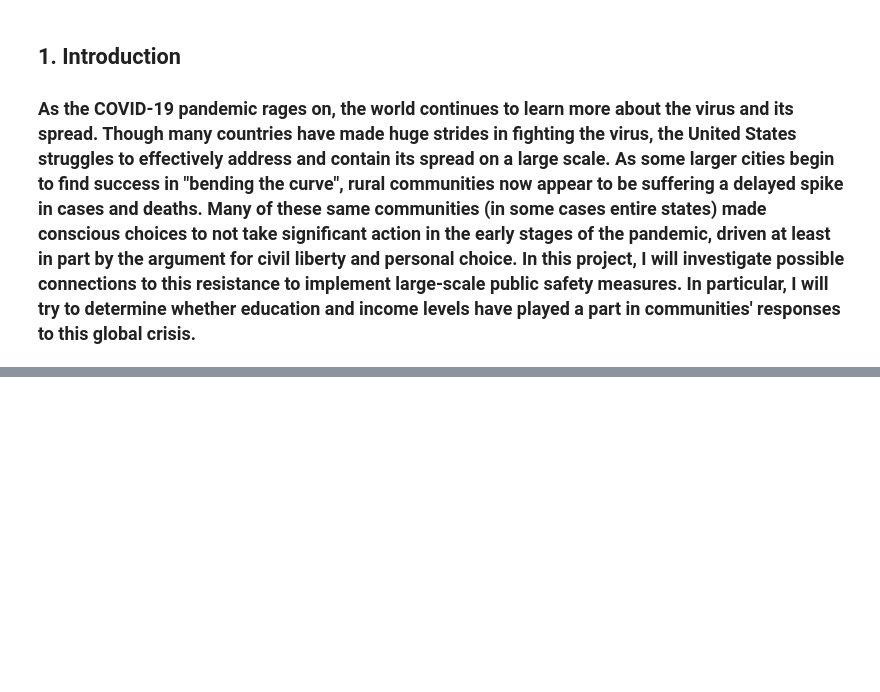
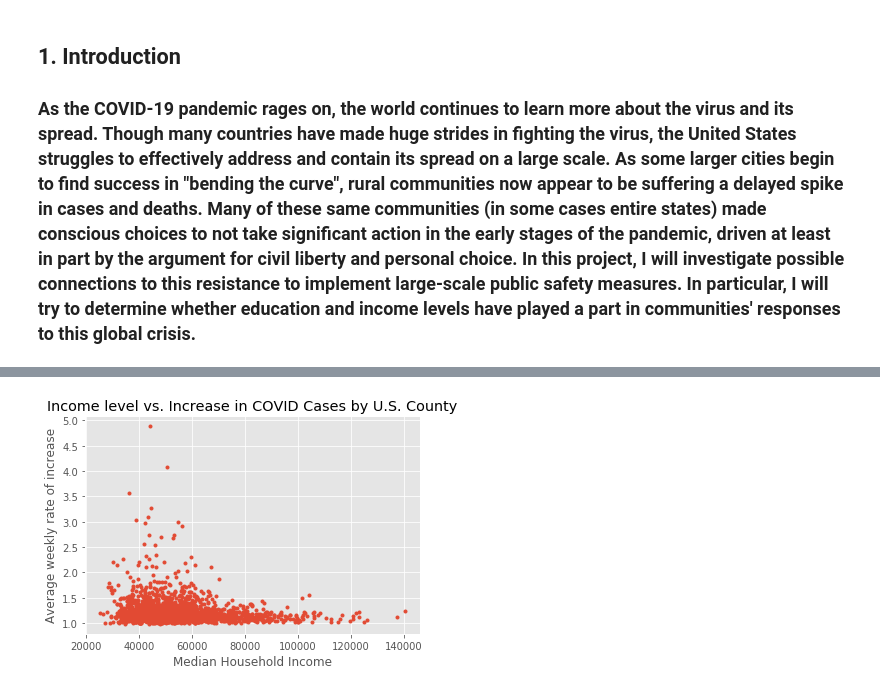
Before and after one commit to rc81590/Coursera_Capstone, a Jupyter notebook: Capstone - Final Project.ipynb, the cells around one changed output, grey strips where cells are left out. Saved outputs shown, nothing was run; the diff lists cells and outputs as text; code cells hidden in the pictures; blank space fills up the shorter version.

```diff
--- a/Capstone - Final Project.ipynb
+++ b/Capstone - Final Project.ipynb
@@ -14,0 +269,24 @@
+# %%
+for index, row in income.iterrows():
+    if row['County'].endswith('County'):
+        income.loc[index, 'County'] = income.loc[index, 'County'][:-7]
+    elif row['County'].endswith('City and Borough'):
+        income.loc[index, 'County'] = income.loc[index, 'County'][:-17]
+    elif row['County'].endswith('Borough'):
+        income.loc[index, 'County'] = income.loc[index, 'County'][:-8]
+    elif row['County'].endswith('Borough/municipality'):
+        income.loc[index, 'County'] = income.loc[index, 'County'][:-21]
+    elif row['County'].endswith('Borough/city'):
+        income.loc[index, 'County'] = income.loc[index, 'County'][:-13]
+    elif row['County'].endswith('Municipality'):
+        income.loc[index, 'County'] = income.loc[index, 'County'][:-13]
+    elif row['County'].endswith('Parish'):
+        income.loc[index, 'County'] = income.loc[index, 'County'][:-7]
+    elif row['County'].endswith('County/town'):
+        income.loc[index, 'County'] = income.loc[index, 'County'][:-12]
+    elif row['County'].endswith('County/city'):
+        income.loc[index, 'County'] = income.loc[index, 'County'][:-12]
+    elif row['County'].endswith('Census Area'):
+        income.loc[index, 'County'] = income.loc[index, 'County'][:-12]
+    elif row['State'] == 'Virginia' and row['County'].endswith('city'):
+        income.loc[index, 'County'] = income.loc[index, 'County'][:-5]
@@ -14,0 +295,3 @@
+# %%
+income2 = income[['State', 'County', 'Median_Household_Income_2018']]
+income2.head()
@@ -14,0 +307,3 @@
+# %%
+covid_inc = pd.merge(income2, covid_ROI, on = ['County','State'])
+covid_inc.head()
@@ -14,0 +370,8 @@
+# %%
+plt.plot(covid_inc.Median_Household_Income_2018, covid_inc.avg_ROI, '.')
+plt.xlabel('Median Household Income')
+plt.ylabel('Average weekly rate of increase')
+plt.title('Income level vs. Increase in COVID Cases by U.S. County')
+plt.show()
+# %% [output]
+[figure, added]
```
Also changed, not shown: parts of 52 cells of this notebook.
